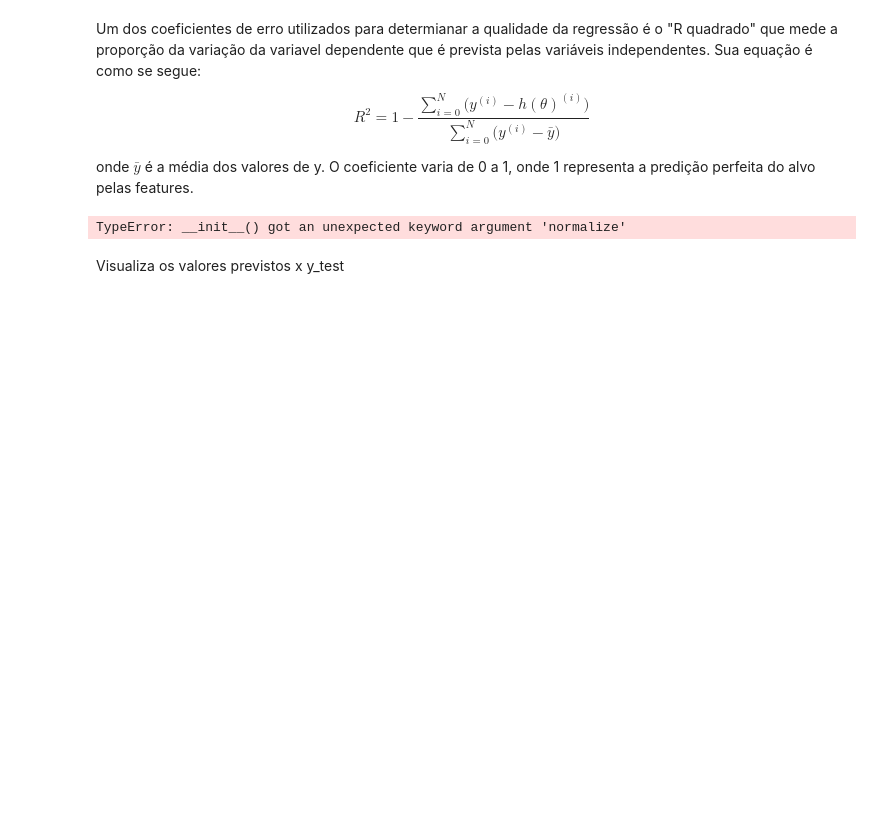
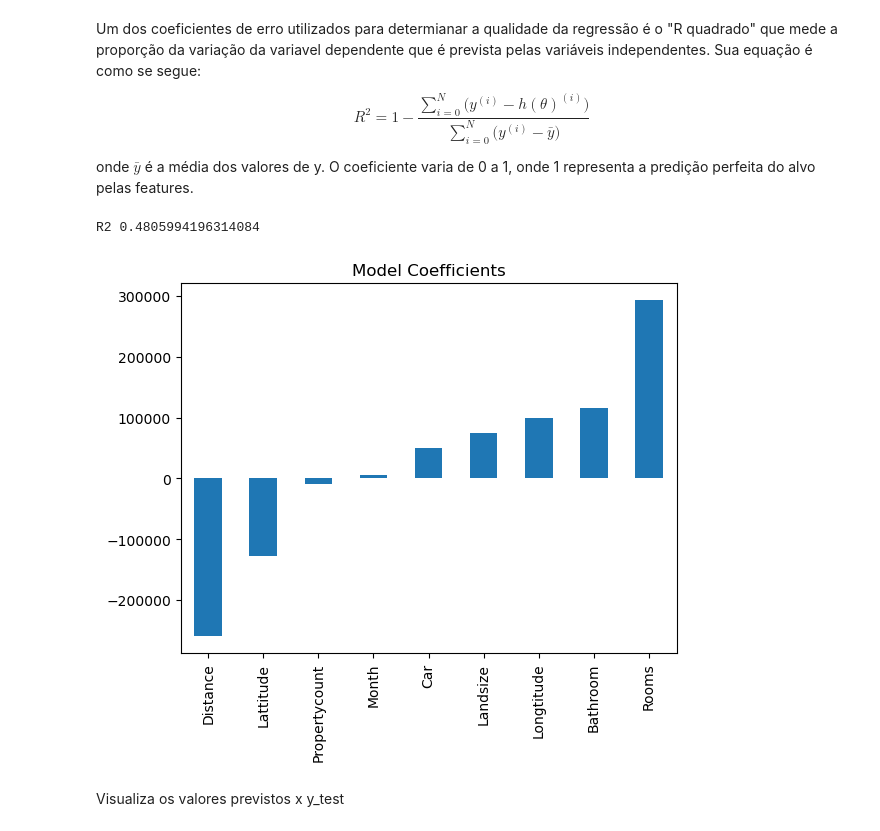
Before and after one commit to Jdss026/MelborneProject, a Jupyter notebook: notebooks/ml.ipynb, the cells around one changed output. Saved outputs shown, nothing was run; the diff lists cells and outputs as text; code cells hidden in the pictures; blank space fills up the shorter version.

```diff
--- a/notebooks/ml.ipynb
+++ b/notebooks/ml.ipynb
@@ -184,20 +184,21 @@ onde $\bar{y}$ é a média dos valores de y. O coeficiente varia de 0 a 1, onde
 # %%
 from sklearn.linear_model import LinearRegression
 
-model_lr = LinearRegression(normalize=True)
+model_lr = LinearRegression()
 model_lr.fit(x_train, y_train)
 
 pred_lr = model_lr.predict(x_test)
 #mean_sqr_lr = mean_squared_error(y_test, pred_lr)
 r2_lr = r2_score(y_test, pred_lr)
 print("R2", r2_lr)
 #print("MSE", mean_sqr_lr)
 
 coef_lr = pd.Series(model_lr.coef_, X.columns).sort_values()
 coef_lr.plot(kind='bar', title="Model Coefficients")
 plt.show()
 # %% [output]
-TypeError: __init__() got an unexpected keyword argument 'normalize'
+R2 0.4805994196314084
+[figure, added]
 # %%
 # result = [i/(1e6) for i in pred_lr]
 # result
```
Also changed, not shown: parts of 6 cells of this notebook, 6 other files.
